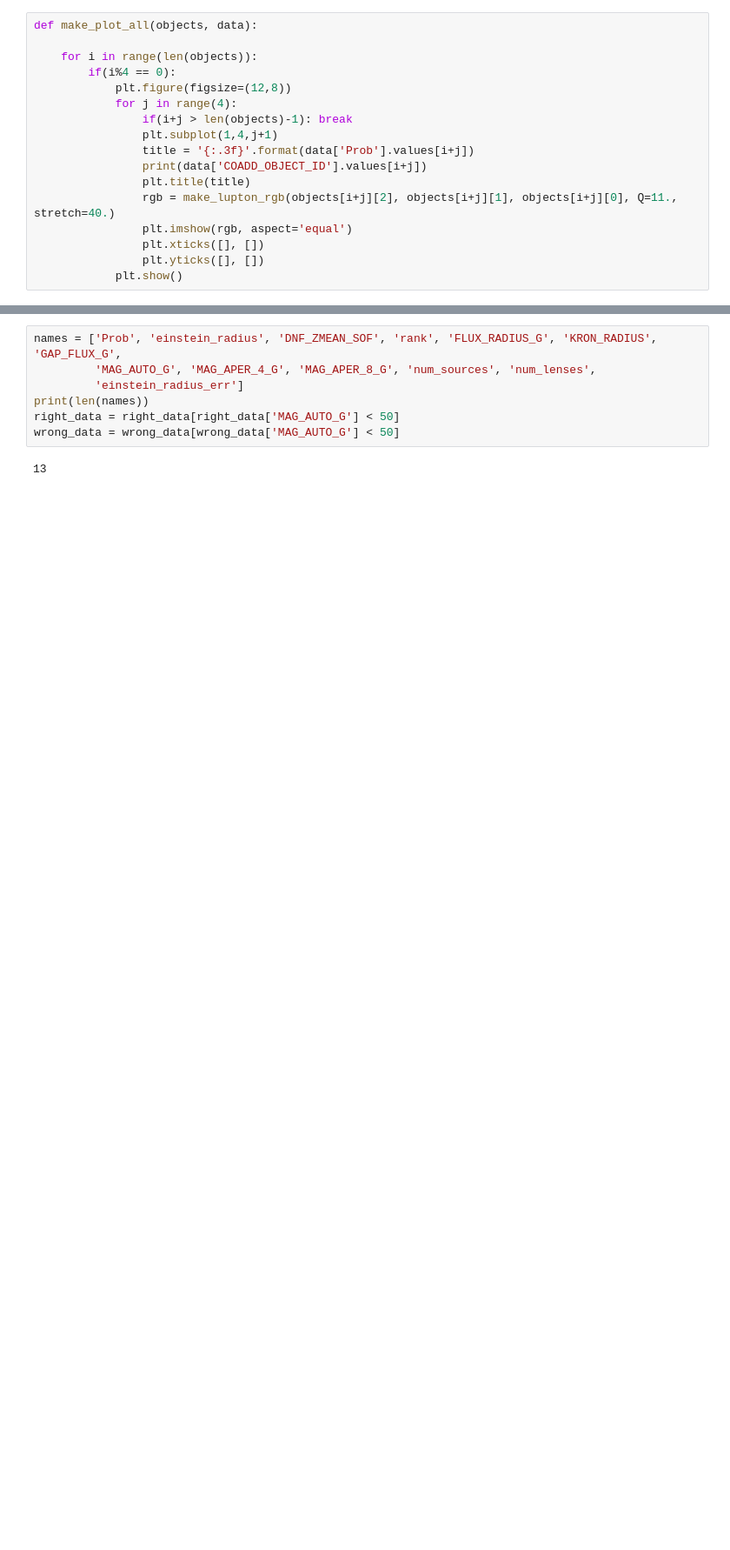
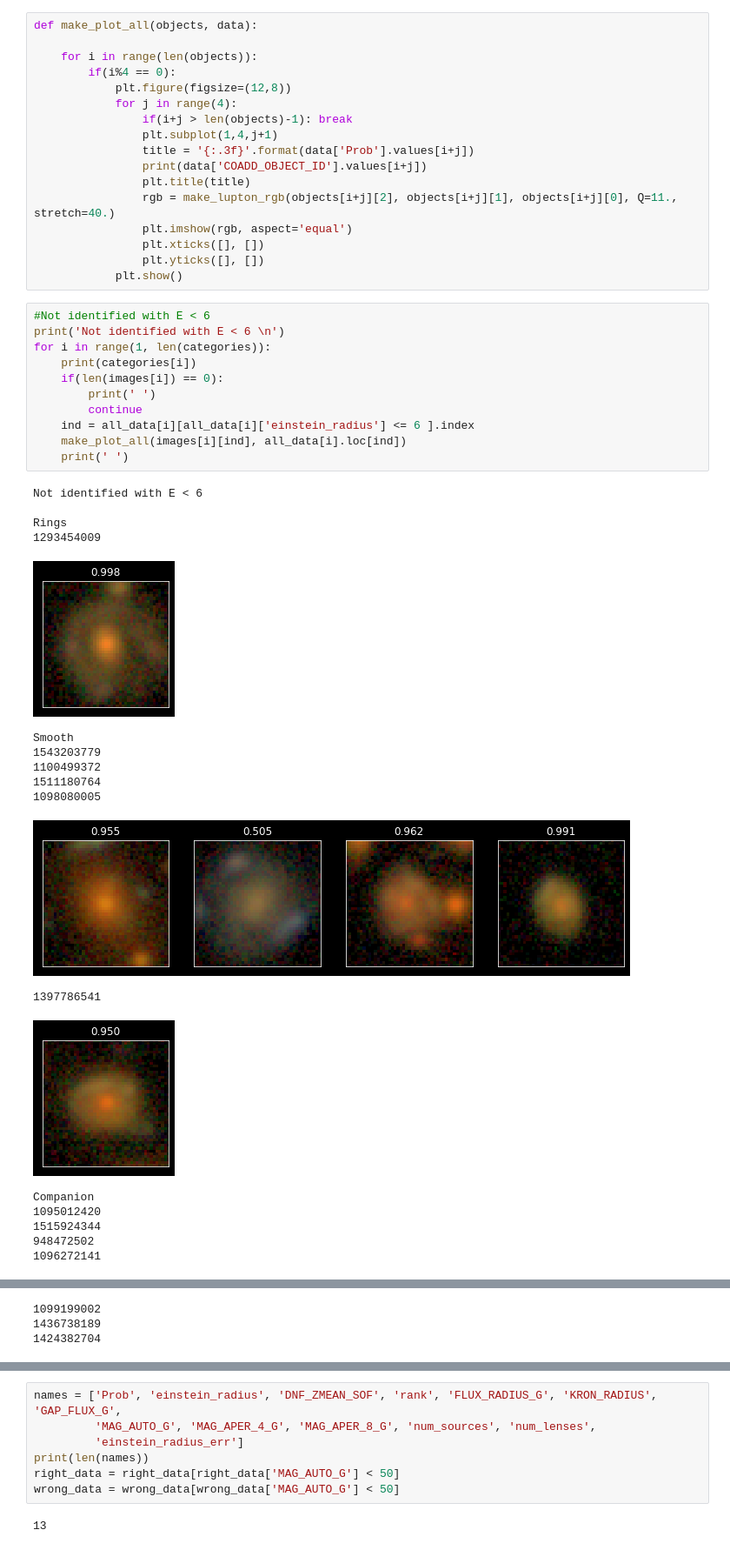
Before and after one commit to JimenaGonzalez/Searching-double-lenses, a Jupyter notebook: vit_cnn_multiclass/Real_lenses_search_Jack.ipynb, the cells around one changed output, grey strips where cells are left out. Shown at 87% size. Saved outputs shown, nothing was run; the diff lists cells and outputs as text; blank space fills up the shorter version.

```diff
--- a/vit_cnn_multiclass/Real_lenses_search_Jack.ipynb
+++ b/vit_cnn_multiclass/Real_lenses_search_Jack.ipynb
@@ -308,3 +281,33 @@ def make_plot_all(objects, data):
                 plt.xticks([], [])
                 plt.yticks([], [])
             plt.show()
+# %%
+#Not identified with E < 6
+print('Not identified with E < 6 \n')
+for i in range(1, len(categories)):
+    print(categories[i])
+    if(len(images[i]) == 0):
+        print(' ')
+        continue
+    ind = all_data[i][all_data[i]['einstein_radius'] <= 6 ].index
+    make_plot_all(images[i][ind], all_data[i].loc[ind])
+    print(' ')
+# %% [output]
+Not identified with E < 6
+
+Rings
+1293454009
+[figure, added]
+Smooth
+1543203779
+1100499372
+1511180764
+1098080005
+[figure, added]
+1397786541
+[figure, added]
+Companion
+1095012420
+1515924344
+948472502
+1096272141
@@ -310,0 +315,3 @@ def make_plot_all(objects, data):
+1099199002
+1436738189
+1424382704
```
Also changed, not shown: parts of 20 cells of this notebook, 4 other files.
